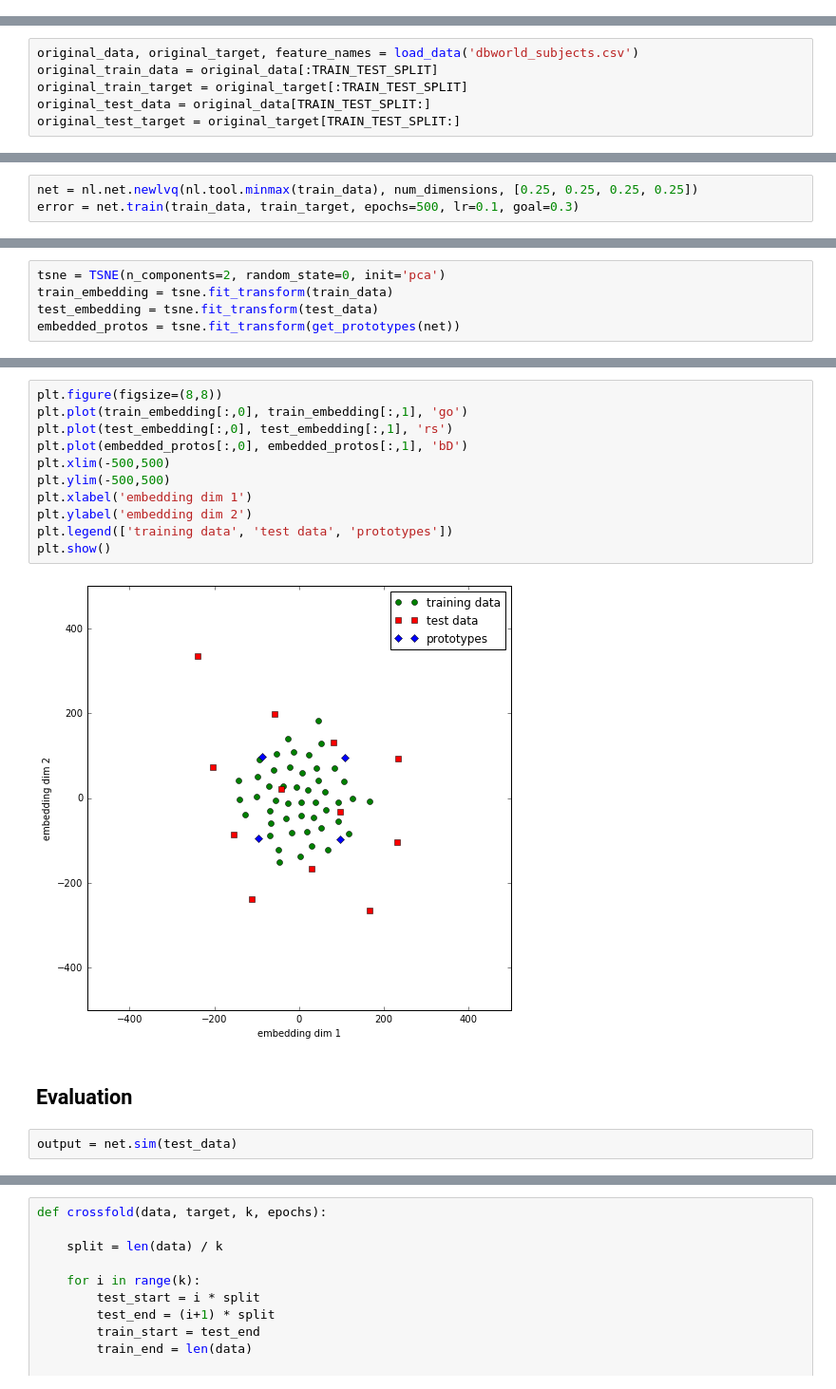
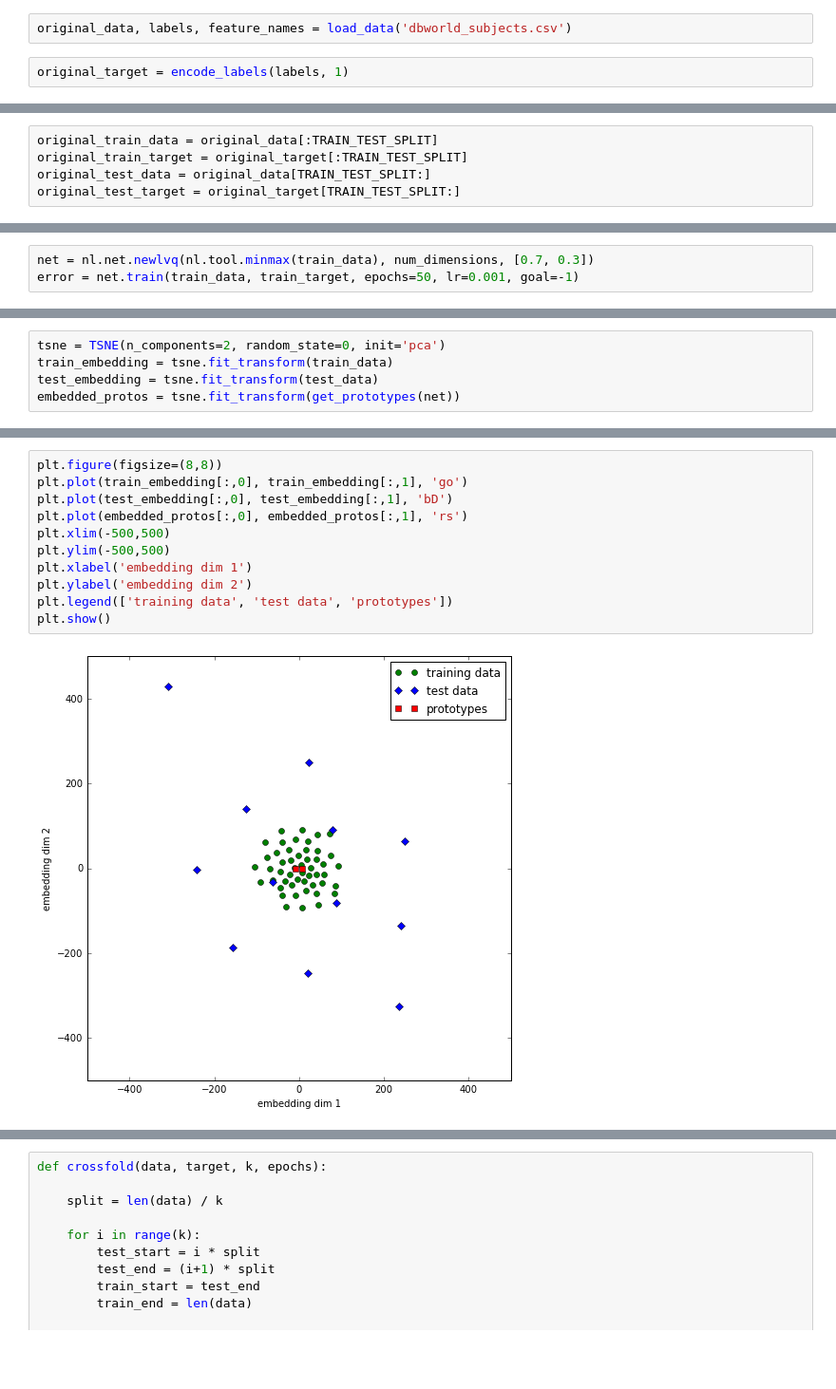
Before and after one commit to morlikowski/text-classifiers, a Jupyter notebook: learning_vector_quantization/lvq1.ipynb, the cells around one changed output, grey strips where cells are left out. Shown: that part at 95% size. Saved outputs shown, nothing was run; the diff lists cells and outputs as text; blank space fills up the shorter version.

Commit message:
data set explanation, more generic label en/decoding

```diff
--- a/learning_vector_quantization/lvq1.ipynb
+++ b/learning_vector_quantization/lvq1.ipynb
@@ -67,2 +70,6 @@ def load_data(path):
 # %%
 TRAIN_TEST_SPLIT = -14
+# %%
+original_data, labels, feature_names = load_data('dbworld_subjects.csv')
+# %%
+original_target = encode_labels(labels, 1)
@@ -69,5 +80,4 @@ TRAIN_TEST_SPLIT = -14
 # %%
-original_data, original_target, feature_names = load_data('dbworld_subjects.csv')
 original_train_data = original_data[:TRAIN_TEST_SPLIT]
 original_train_target = original_target[:TRAIN_TEST_SPLIT]
 original_test_data = original_data[TRAIN_TEST_SPLIT:]
@@ -95,6 +105,6 @@ test (N,d):  14 242
 # %% [markdown]
 Create network with 2 layers: d neurons (i.e. as man neurons as dimensions) in input layer (competitive) and 2 neurons (i.e. as many neurons as classes) in output layer (perceptrons with linear transition)
 # %%
-net = nl.net.newlvq(nl.tool.minmax(train_data), num_dimensions, [0.25, 0.25, 0.25, 0.25])
-error = net.train(train_data, train_target, epochs=500, lr=0.1, goal=0.3)
+net = nl.net.newlvq(nl.tool.minmax(train_data), num_dimensions, [0.7, 0.3])
+error = net.train(train_data, train_target, epochs=50, lr=0.001, goal=-1)
 # %% [output]
@@ -124,17 +171,13 @@ print embedded_protos
 # %%
 plt.figure(figsize=(8,8))
 plt.plot(train_embedding[:,0], train_embedding[:,1], 'go')
-plt.plot(test_embedding[:,0], test_embedding[:,1], 'rs')
-plt.plot(embedded_protos[:,0], embedded_protos[:,1], 'bD')
+plt.plot(test_embedding[:,0], test_embedding[:,1], 'bD')
+plt.plot(embedded_protos[:,0], embedded_protos[:,1], 'rs')
 plt.xlim(-500,500)
 plt.ylim(-500,500)
 plt.xlabel('embedding dim 1')
 plt.ylabel('embedding dim 2')
 plt.legend(['training data', 'test data', 'prototypes'])
 plt.show()
 # %% [output]
-[figure, old version]
+[figure, new version]
-# %% [markdown]
-## Evaluation
-# %%
-output = net.sim(test_data)
```
Also changed, not shown: parts of 13 cells of this notebook.
